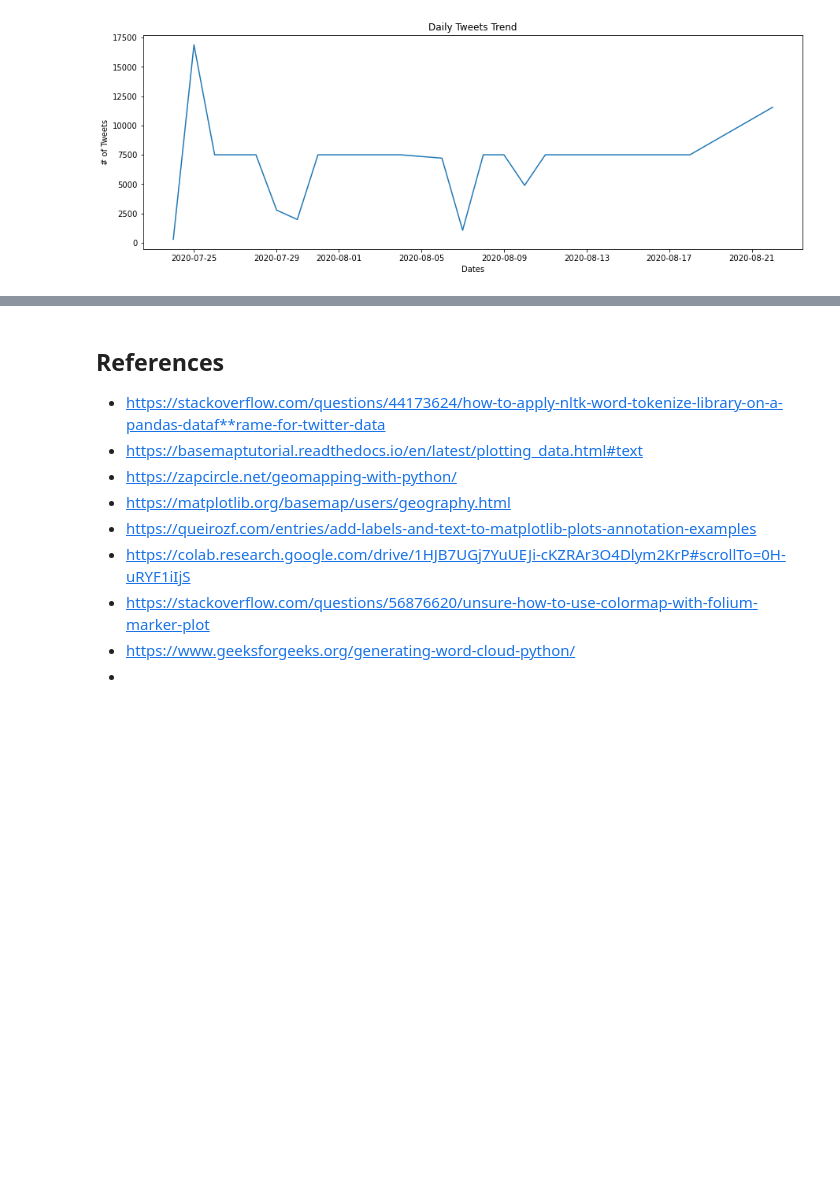
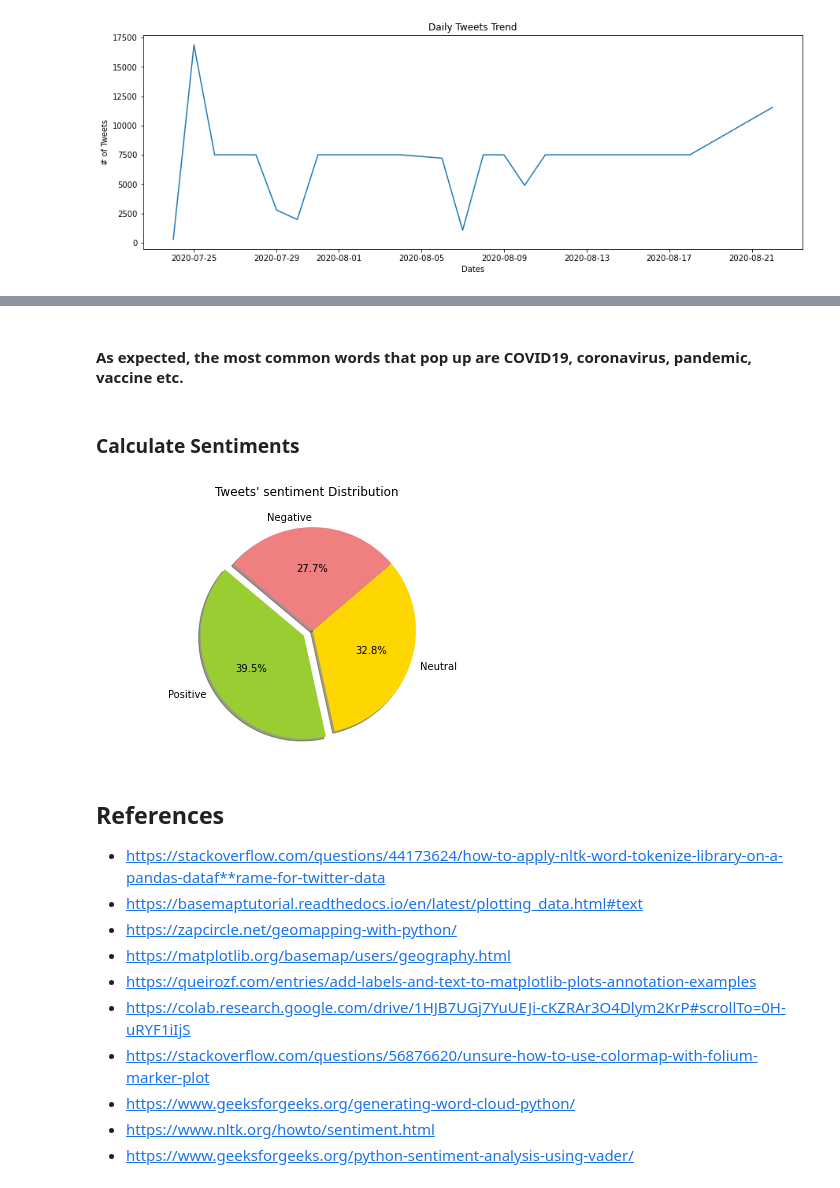
Before and after one commit to ArushiC/COVID-19-Tweets-Analysis, a Jupyter notebook: covid19-tweets.ipynb, the cells around one changed output, grey strips where cells are left out. Saved outputs shown, nothing was run; the diff lists cells and outputs as text; code cells hidden in the pictures; blank space fills up the shorter version.

```diff
--- a/covid19-tweets.ipynb
+++ b/covid19-tweets.ipynb
@@ -416,0 +423,4 @@ total 4.0K
+# %% [markdown]
+#### As expected, the most common words that pop up are COVID19, coronavirus, pandemic, vaccine etc.
+# %% [markdown]
+### Calculate Sentiments
@@ -416,0 +430,31 @@ total 4.0K
+# %%
+# We are using Compound score to detect the tweet sentiment which is a metric that calculates the sum of
+# all the lexicon ratings which have been normalized between
+# -1(most extreme negative) and +1 (most extreme positive)
+# positive: (compound score >= 0.05), negative : (compound score <= -0.05), neutral otherwise
+sid = SentimentIntensityAnalyzer()
+for index, row in tqdm(tweets.iterrows()): #tqdm
+    ss = sid.polarity_scores(row['nor_text'])
+    if ss['compound'] >= 0.05 :
+        tweets.at[index,'sentiment'] = "Positive"
+
+    elif ss['compound'] <= - 0.05 :
+        tweets.at[index,'sentiment'] = "Negative"
+
+    else :
+        tweets.at[index,'sentiment'] = "Neutral"
+# %%
+# Show distribution of tweet sentiments (pie?) and wordcloud of each
+#sentiment_dist = tweets.groupby(by=['sentiment'])['sentiment'].count()
+# Plot sentiment distribution
+sentiment_dist = tweets.sentiment.value_counts()
+
+plt.pie(sentiment_dist, labels=sentiment_dist.index, explode= (0.1,0,0),
+        colors=['yellowgreen', 'gold', 'lightcoral'],
+        autopct='%1.1f%%', shadow=True, startangle=140)
+plt.title("Tweets\' Sentiment Distribution \n")
+plt.axis('equal')
+plt.tight_layout()
+plt.show()
+# %% [output]
+[figure, added]
@@ -424,4 +482,5 @@ total 4.0K
 - https://colab.research.google.com/drive/1HJB7UGj7YuUEJi-cKZRAr3O4Dlym2KrP#scrollTo=0H-uRYF1iIjS
 - https://stackoverflow.com/questions/56876620/unsure-how-to-use-colormap-with-folium-marker-plot
 - https://www.geeksforgeeks.org/generating-word-cloud-python/
--
+- https://www.nltk.org/howto/sentiment.html
+- https://www.geeksforgeeks.org/python-sentiment-analysis-using-vader/
```
Also changed, not shown: parts of 28 cells of this notebook.
